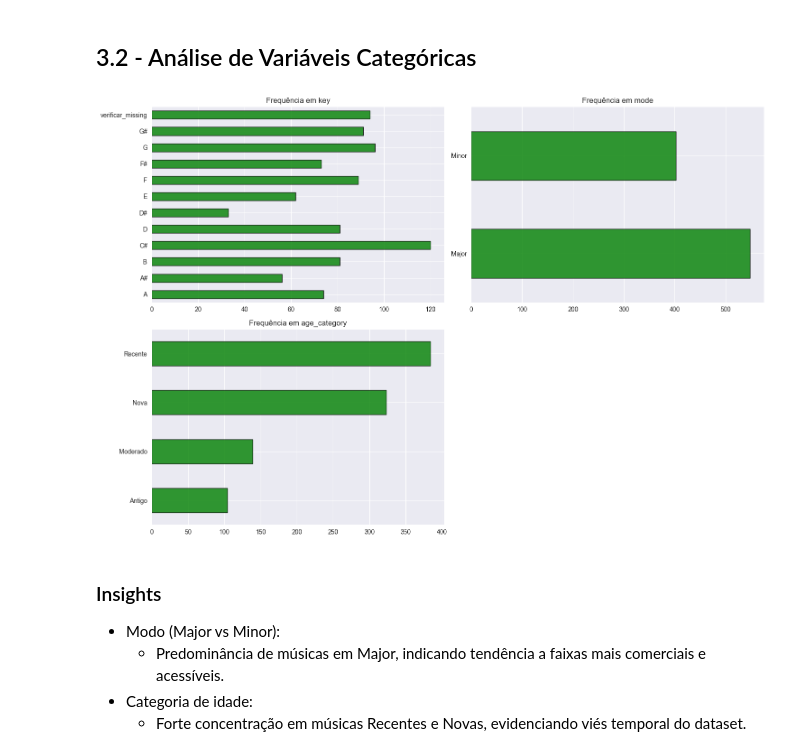
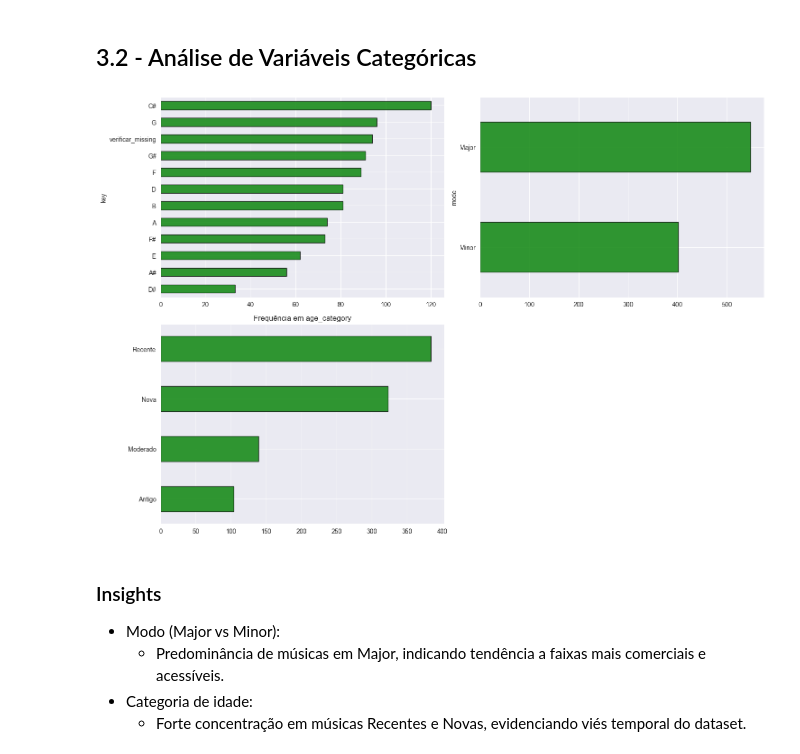
Before and after one commit to Felipeglnd/eda_spotify, a Jupyter notebook: spotify-hit-analysis/notebooks/eda_spotify.ipynb, the cells around one changed output. Saved outputs shown, nothing was run; the diff lists cells and outputs as text; code cells hidden in the pictures.

```diff
--- a/spotify-hit-analysis/notebooks/eda_spotify.ipynb
+++ b/spotify-hit-analysis/notebooks/eda_spotify.ipynb
@@ -535,7 +535,7 @@ df['streams_log'] = np.log1p(df['streams'])
 # %%
 # ------ CRIAÇÃO DA FEATURE 'HIT_LEVEL' ------
 df['hit_level'] = pd.qcut(
-    df['strams_log'],
+    df['streams_log'],
     q=4,
     labels=['Low', 'Medium', 'High', 'Top Hit']
 )
@@ -635,7 +633,8 @@ def categorical_frequency(df: pd.DataFrame, corte_cardinalidade=30, graficos_por
     sns.set_style('darkgrid')
 
     # filtrando somente as colunas strings e com cardinalidade abaixo do parâmetro
-    variaveis_categoricas = df_metadados[(df_metadados['tipo'].isin(['object', 'string', 'category'])) & (df_metadados['cardinalidade'] <= corte_cardinalidade)]
+    variaveis_categoricas = df.select_dtypes(include=['str']).columns.to_list()
+    variaveis_categoricas = [col for col in variaveis_categoricas if df[col].nunique() <= corte_cardinalidade]
 
     # calcula a quantidade de linhas e  colunas para os subplots
     nlinhas = -(-len(variaveis_categoricas) // graficos_por_linha) # Celling Division
@@ -644,13 +643,21 @@ def categorical_frequency(df: pd.DataFrame, corte_cardinalidade=30, graficos_por
     # plota as variáveis categóricas
     fig, axs = plt.subplots(nrows=nlinhas, ncols=ncolunas, figsize=(15, 5*nlinhas)) # 15 de largura e 5 de altura por linha
 
-    for i, (idx, linha) in enumerate(variaveis_categoricas.iterrows()): # iterrows - percorre linha por linha do df
-        var = linha['variavel']
+    for i, col in enumerate(variaveis_categoricas):
+
         ax = axs[i // graficos_por_linha, i % graficos_por_linha]
-        df[var].value_counts().sort_index().plot(kind='barh', ax=ax, color='green', edgecolor='black', alpha=0.8)
-        ax.set_title(f'Frequência em {var}')
-        ax.set_ylabel('')
-        ax.set_xlabel('')
+
+        df[col].value_counts().sort_values().plot(
+            kind='barh',
+            ax=ax,
+            color='green',
+            edgecolor='black',
+            alpha=0.8
+    )
+
+    ax.set_title(f'Frequência em {col}')
+    ax.set_ylabel('')
+    ax.set_xlabel('')
 
     # Remove os eixos vazios (se houver)
     for j in range(i+1, nlinhas*ncolunas):
@@ -659,9 +666,10 @@ def categorical_frequency(df: pd.DataFrame, corte_cardinalidade=30, graficos_por
     plt.tight_layout()
     plt.show()
 # %%
-categorical_frequency(df)
+stream_corr = categorical_frequency(df)
+stream_corr
 # %% [output]
-[figure, old version]
+[figure, new version]
 # %% [markdown]
 ### Insights
 * Modo (Major vs Minor):
```
Also changed, not shown: parts of 7 cells of this notebook.
